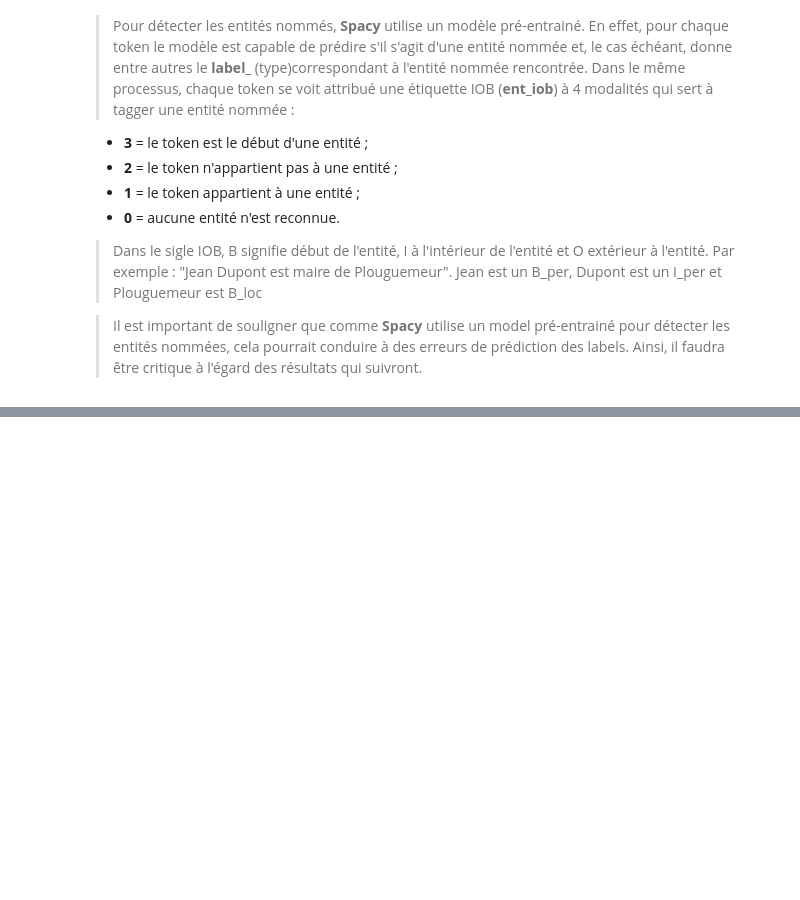
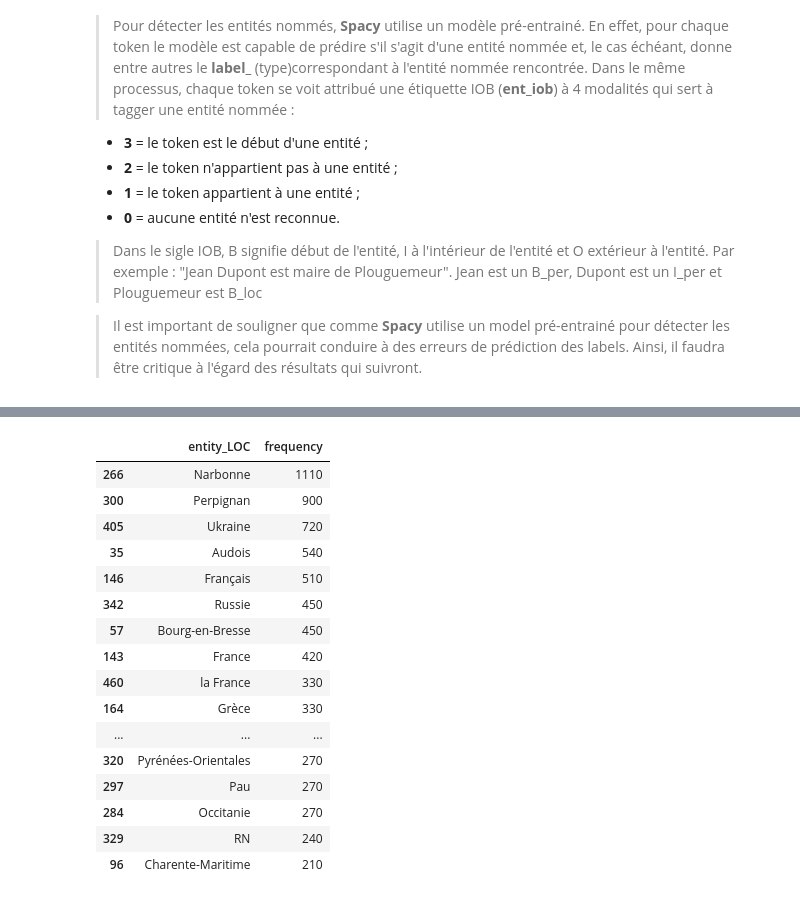
Before and after one commit to s-sawadogo/NLP-Web-Mining, a Jupyter notebook: NLP-Web-Mining.ipynb, the cells around one changed output, grey strips where cells are left out. Saved outputs shown, nothing was run; the diff lists cells and outputs as text; code cells hidden in the pictures; blank space fills up the shorter version.

```diff
--- a/NLP-Web-Mining.ipynb
+++ b/NLP-Web-Mining.ipynb
@@ -502,0 +637,27 @@ Jean est un B_per, Dupont est un I_per et Plouguemeur est B_loc
+# %%
+# Les entités plus fréquentes du type 'LOC'
+(unique, counts) = np.unique(loc_ent, return_counts=True)
+d = {'entity_LOC': unique, 'frequency': counts}
+df_loc = pd.DataFrame(data=d)
+df_loc = df_loc.sort_values(by='frequency', ascending=False)
+
+# 20 pplus frequentes entités
+df_loc.head(20)
+# %% [output]
+|  | entity_LOC | frequency |
+| 266 | Narbonne | 1110 |
+| 300 | Perpignan | 900 |
+| 405 | Ukraine | 720 |
+| 35 | Audois | 540 |
+| 146 | Français | 510 |
+| 342 | Russie | 450 |
+| 57 | Bourg-en-Bresse | 450 |
+| 143 | France | 420 |
+| 460 | la France | 330 |
+| 164 | Grèce | 330 |
+| ... | ... | ... |
+| 320 | Pyrénées-Orientales | 270 |
+| 297 | Pau | 270 |
+| 284 | Occitanie | 270 |
+| 329 | RN | 240 |
+| 96 | Charente-Maritime | 210 |
```
Also changed, not shown: parts of 56 cells of this notebook.
